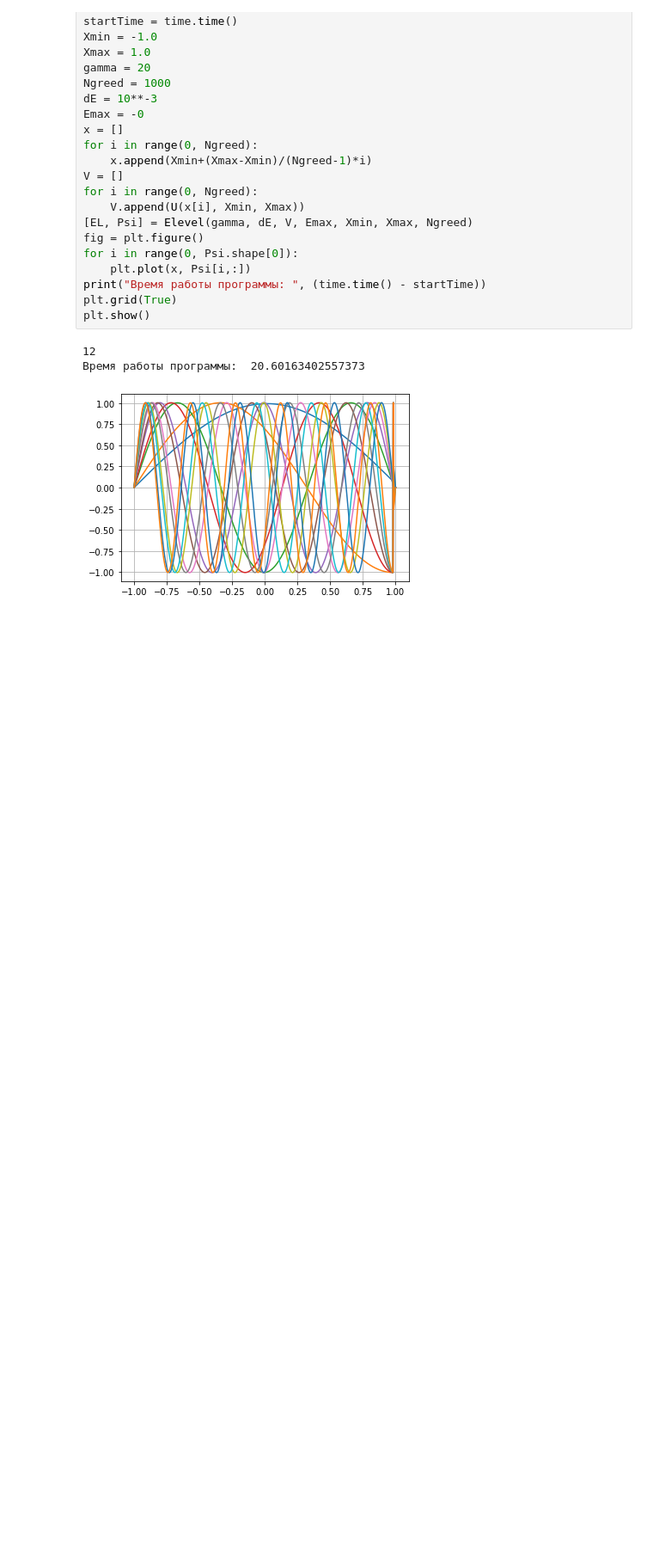
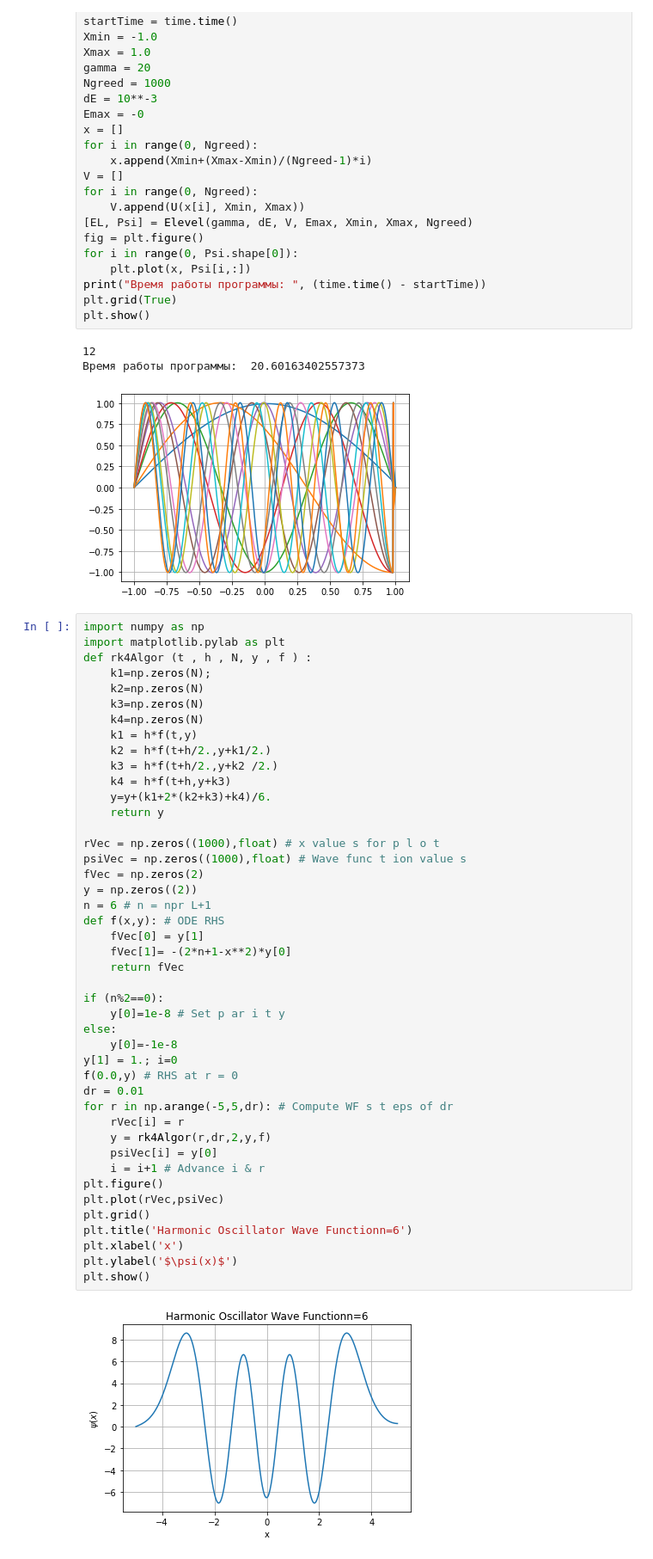
Before and after one commit to tokarev-i-v/numerical_methods, a Jupyter notebook: 4. 1-d Shroedinger modeling.ipynb, the cells around one changed output. Shown at 86% size. Drawn from its saved outputs; the diff is of its cells as text; blank space fills up the shorter version.

```diff
--- a/4. 1-d Shroedinger modeling.ipynb
+++ b/4. 1-d Shroedinger modeling.ipynb
@@ -153,3 +153,49 @@ plt.show()
 12
 Время работы программы:  20.60163402557373
 [figure]
+# %%
+import numpy as np
+import matplotlib.pylab as plt
+def rk4Algor (t , h , N, y , f ) :
+    k1=np.zeros(N);
+    k2=np.zeros(N)
+    k3=np.zeros(N)
+    k4=np.zeros(N)
+    k1 = h*f(t,y)
+    k2 = h*f(t+h/2.,y+k1/2.)
+    k3 = h*f(t+h/2.,y+k2 /2.)
+    k4 = h*f(t+h,y+k3)
+    y=y+(k1+2*(k2+k3)+k4)/6.
+    return y
+
+rVec = np.zeros((1000),float) # x value s for p l o t
+psiVec = np.zeros((1000),float) # Wave func t ion value s
+fVec = np.zeros(2)
+y = np.zeros((2))
+n = 6 # n = npr L+1
+def f(x,y): # ODE RHS
+    fVec[0] = y[1]
+    fVec[1]= -(2*n+1-x**2)*y[0]
+    return fVec
+
+if (n%2==0):
+    y[0]=1e-8 # Set p ar i t y
+else:
+    y[0]=-1e-8
+y[1] = 1.; i=0
+f(0.0,y) # RHS at r = 0
+dr = 0.01
+for r in np.arange(-5,5,dr): # Compute WF s t eps of dr
+    rVec[i] = r
+    y = rk4Algor(r,dr,2,y,f)
+    psiVec[i] = y[0]
+    i = i+1 # Advance i & r
+plt.figure()
+plt.plot(rVec,psiVec)
+plt.grid()
+plt.title('Harmonic Oscillator Wave Functionn=6')
+plt.xlabel('x')
+plt.ylabel('$\psi(x)$')
+plt.show()
+# %% [output]
+[figure, added]
```
Also changed, not shown: parts of 1 cell of this notebook, 2 other files.
